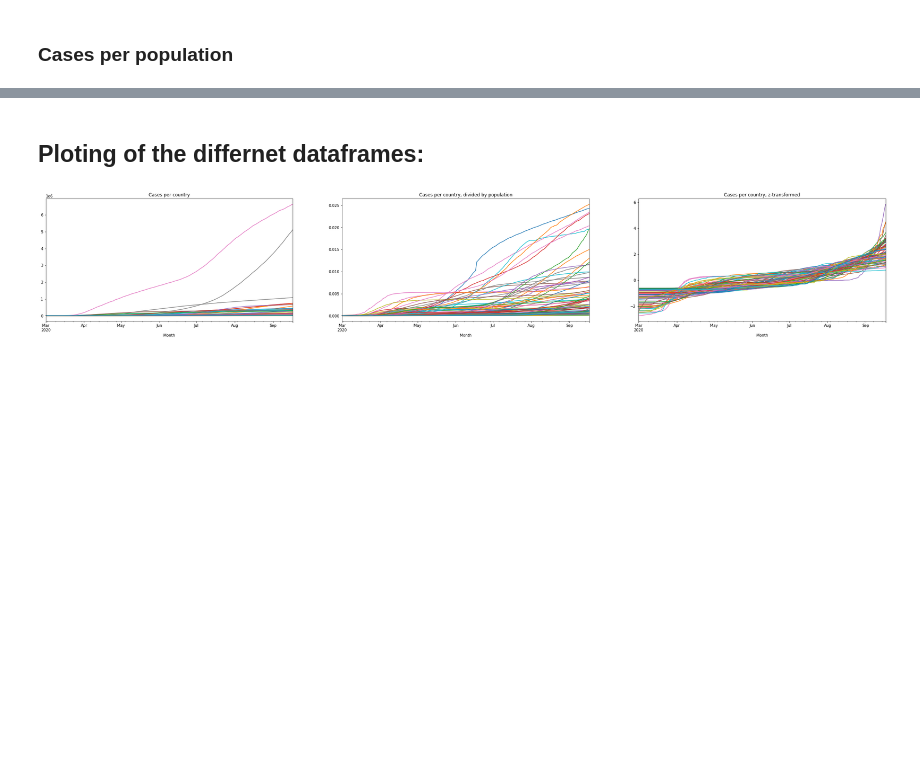
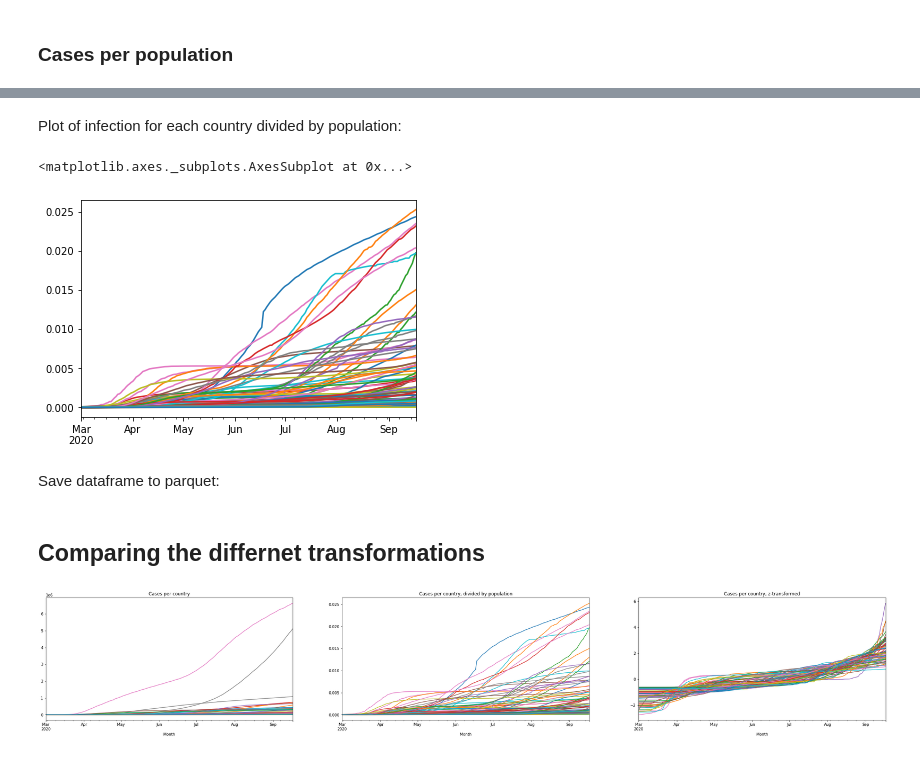
Before and after one commit to anweei/Covid-forecasting, a Jupyter notebook: new_version/pre_processing/preprocessing.ipynb, the cells around one changed output, grey strips where cells are left out. Cells and saved outputs as stored; diff of their text form; code cells hidden in the pictures; blank space fills up the shorter version.

```diff
--- a/new_version/pre_processing/preprocessing.ipynb
+++ b/new_version/pre_processing/preprocessing.ipynb
@@ -258,7 +273,16 @@ for col in df_res.columns:
+# %% [markdown]
+Plot of infection for each country divided by population:
+# %%
+cases_popu.plot(legend='')
+# %% [output]
+<matplotlib.axes._subplots.AxesSubplot at 0x...>
+[figure, added]
+# %% [markdown]
+Save dataframe to parquet:
 # %%
 #cases_popu.to_parquet('../data/pre_processed/cases_per_popu.parquet')
 # %% [markdown]
-## **Ploting of the differnet dataframes:**
+## Comparing the differnet transformations
 # %%
 fig, axs = plt.subplots(1, 3)
 fig.set_figheight(6)
```
Also changed, not shown: parts of 5 cells of this notebook, 1 other file.
